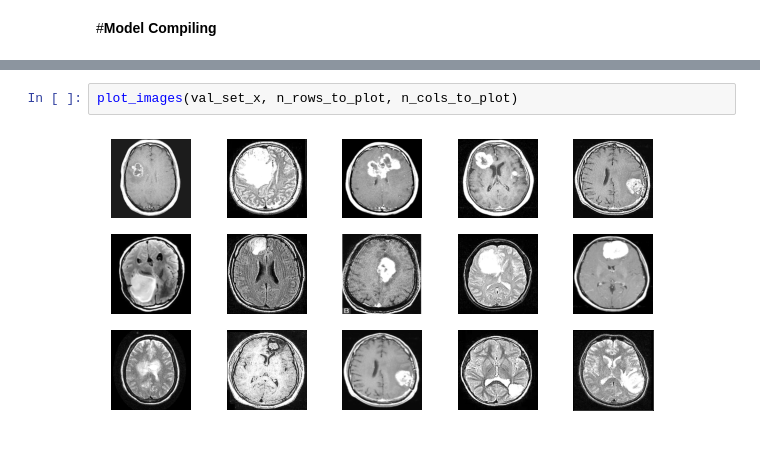
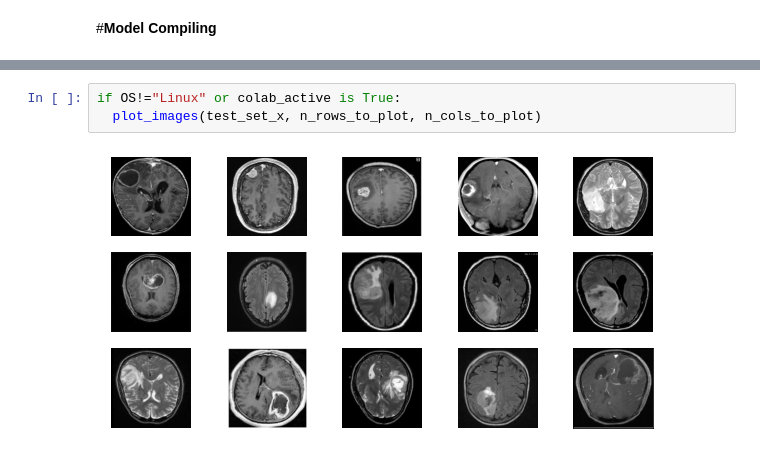
Before and after one commit to Alquem/machine-learning-syllabus, a Jupyter notebook: deep_learning_applications/deep_learning_app_week_14/brain_cancer_segmentation.ipynb, the cells around one changed output, grey strips where cells are left out. Saved outputs shown, nothing was run; the diff lists cells and outputs as text.

```diff
--- a/deep_learning_applications/deep_learning_app_week_14/brain_cancer_segmentation.ipynb
+++ b/deep_learning_applications/deep_learning_app_week_14/brain_cancer_segmentation.ipynb
@@ -389,7 +426,8 @@ Epoch 10/10
 <keras.callbacks.History at 0x...>
-# %%
-plot_images(val_set_x, n_rows_to_plot, n_cols_to_plot)
-# %% [output]
-[figure, removed]
+# %%
+if OS!="Linux" or colab_active is True:
+  plot_images(test_set_x, n_rows_to_plot, n_cols_to_plot)
+# %% [output]
+[figure, added]
 # %%
 pred_list = []
```
Also changed, not shown: parts of 24 cells of this notebook.
